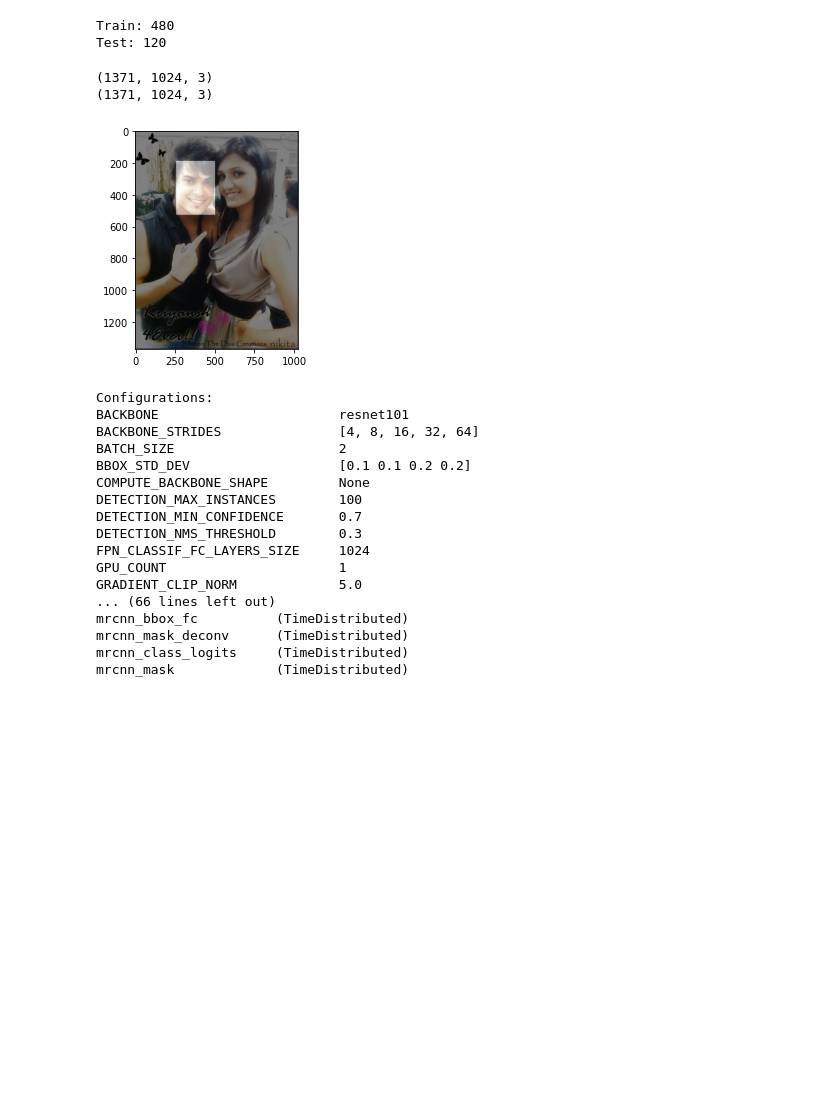
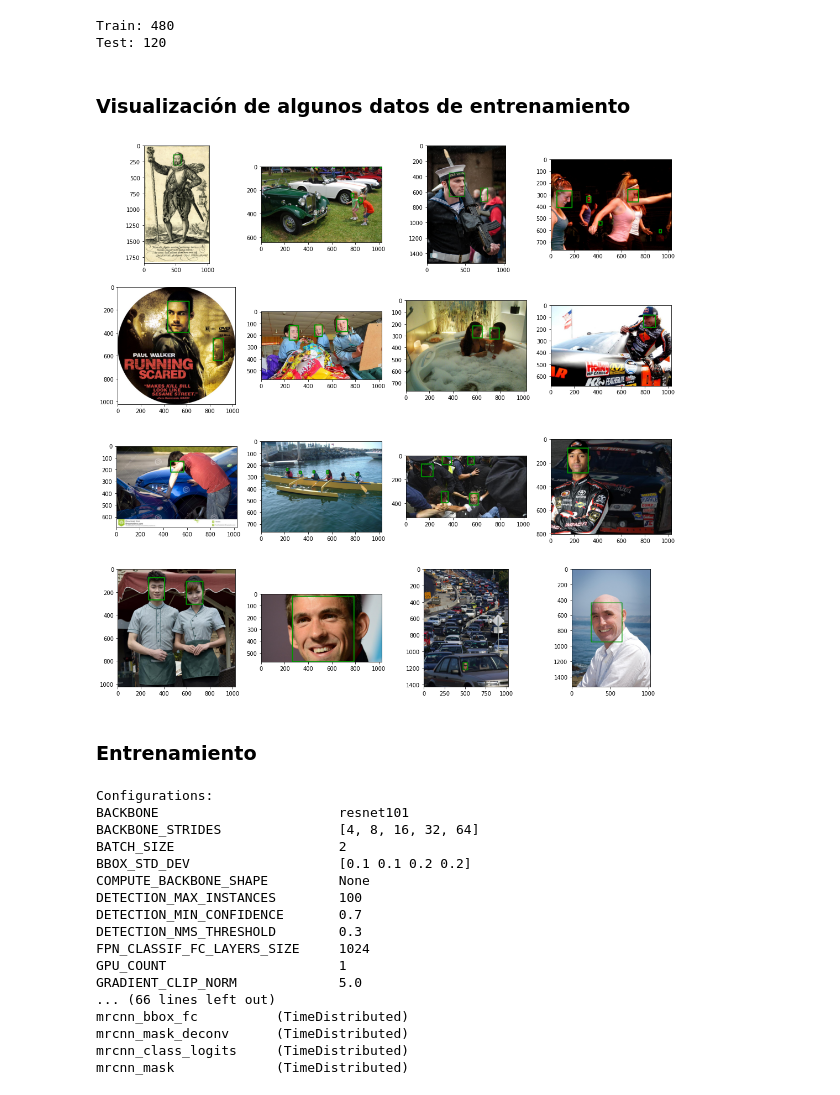
Before and after one commit to dsperezba/Proyecto-Mineria-de-Datos, a Jupyter notebook: Proyecto Mineria.ipynb, the cells around one changed output. Cells and saved outputs as stored; diff of their text form; code cells hidden in the pictures; blank space fills up the shorter version.

```diff
--- a/Proyecto Mineria.ipynb
+++ b/Proyecto Mineria.ipynb
@@ -359,22 +346,33 @@ print('Test: %d' % len(test_set.image_ids))
 # %% [output]
 Train: 480
 Test: 120
+# %% [markdown]
+### Visualización de algunos datos de entrenamiento
 # %%
-from xml.etree import ElementTree
-image_id = 12
-image = train_set.load_image(image_id)
-print(image.shape)
-# load image mask
-mask, class_ids = train_set.load_mask(image_id)
-print(mask.shape)
-# plot image
-pyplot.imshow(image)
-# plot mask
-pyplot.imshow(mask[:, :, 0], cmap='gray', alpha=0.5)
-pyplot.show()
+img_dirs="D:/Proyecto_Mineria/Proyecto_JP/Rostros/Imagenes/"
+img_an="D:/Proyecto_Mineria/Proyecto_JP/Rostros/Anotaciones/"
+def cargar_imagen(directorio, nombre):
+    return cv2.cvtColor(cv2.imread(f'{directorio}/{nombre}'),cv2.COLOR_BGR2RGB)
+def dibujar_caja(imagen,caja,color,ancho_linea=7):
+        cv2.rectangle(imagen, (caja[0],caja[1]),(caja[2],caja[3]),color,ancho_linea)
+        return imagen
+
+rd.seed(18)
+nombres=[rd.sample(entr,4) for i in range(4)]
-# %% [output]
-(1371, 1024, 3)
-(1371, 1024, 3)
-[figure, removed]
+# %%
+fig, axs = plt.subplots(4, 4, figsize=(18, 18))
+n=0
+for i in nombres:
+    for j in range(4):
+        bb, _,_ = train_set.extract_boxes(img_an+i[j][:-4]+".xml")
+        box=dibujar_caja(cargar_imagen(img_dirs,i[j]),bb[0],color=(0,150,0))
+        for z in range(1,len(bb)):
+            box=dibujar_caja(box,bb[z],color=(0,150,0))
+        axs[n][j].imshow(box)
+    n+=1
+# %% [output]
+[figure, added]
+# %% [markdown]
+### Entrenamiento
 # %%
 class rostroconfig(Config):
```
Also changed, not shown: parts of 36 cells of this notebook.
